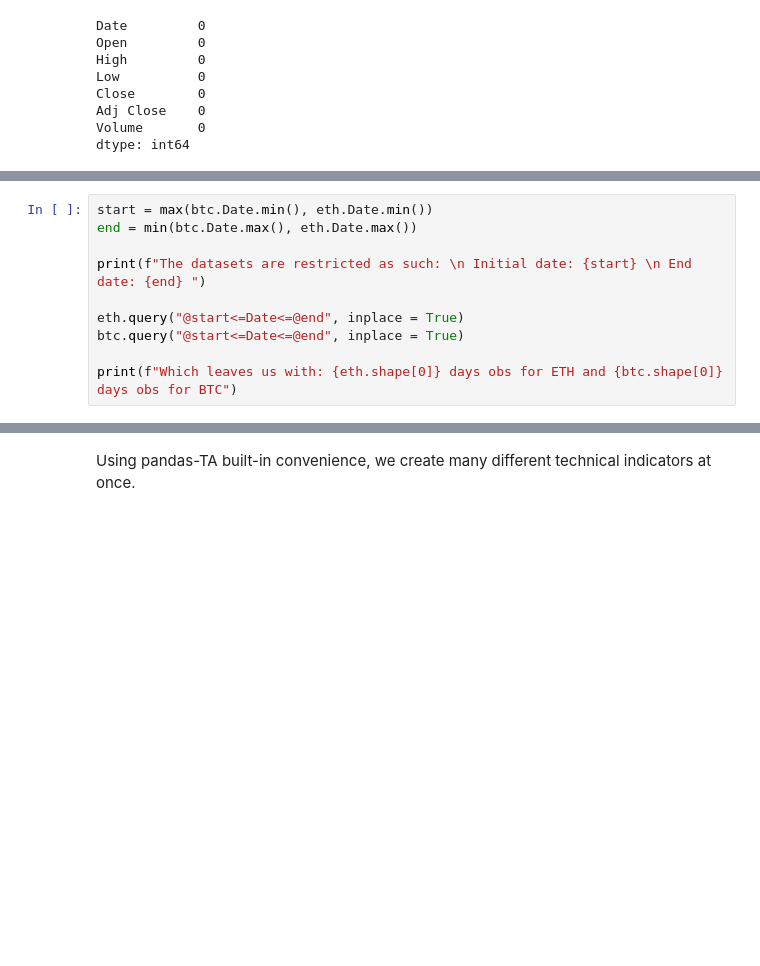
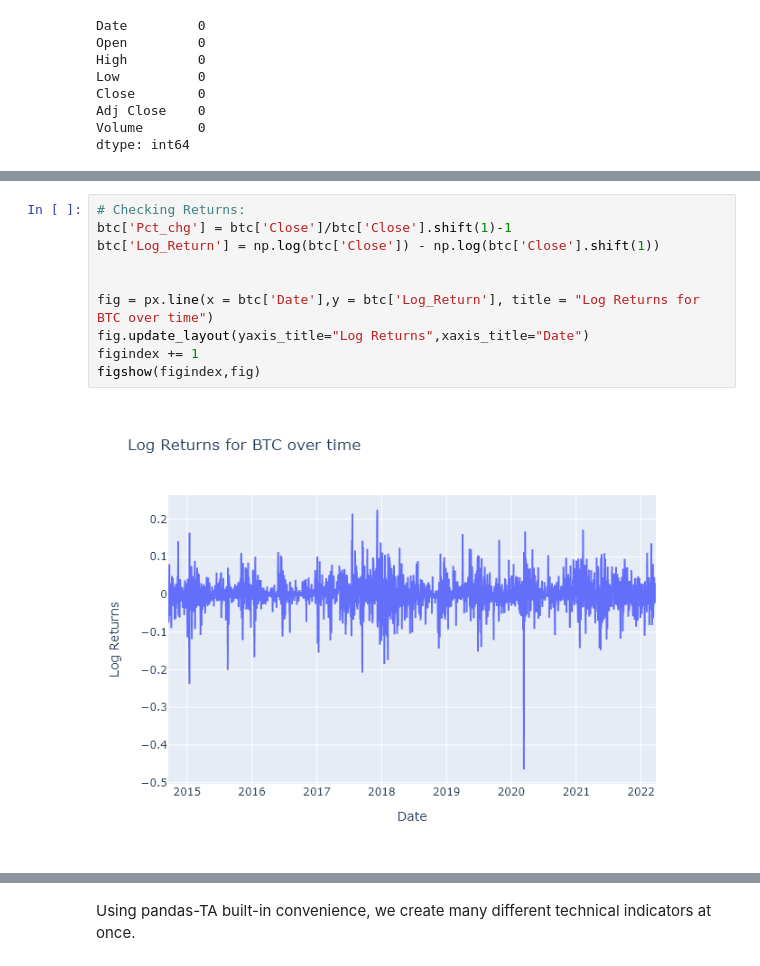
Before and after one commit to Yamamuen/CQF_final_project, a Jupyter notebook: processing_EDA.ipynb, the cells around one changed output, grey strips where cells are left out. Cells and saved outputs as stored; diff of their text form; blank space fills up the shorter version.

```diff
--- a/processing_EDA.ipynb
+++ b/processing_EDA.ipynb
@@ -137,10 +106,0 @@ We restrict both to the same time period to explore their correlation as a featu
-# %%
-start = max(btc.Date.min(), eth.Date.min())
-end = min(btc.Date.max(), eth.Date.max())
-
-print(f"The datasets are restricted as such: \n Initial date: {start} \n End date: {end} ")
-
-eth.query("@start<=Date<=@end", inplace = True)
-btc.query("@start<=Date<=@end", inplace = True)
-
-print(f"Which leaves us with: {eth.shape[0]} days obs for ETH and {btc.shape[0]} days obs for BTC")
@@ -216,0 +158,12 @@ Per the OLS regression line, the returns seem to be correlated. The correlation
+# %%
+# Checking Returns:
+btc['Pct_chg'] = btc['Close']/btc['Close'].shift(1)-1
+btc['Log_Return'] = np.log(btc['Close']) - np.log(btc['Close'].shift(1))
+
+
+fig = px.line(x = btc['Date'],y = btc['Log_Return'], title = "Log Returns for BTC over time")
+fig.update_layout(yaxis_title="Log Returns",xaxis_title="Date")
+figindex += 1
+figshow(figindex,fig)
+# %% [output]
+[figure, added]
```
Also changed, not shown: parts of 71 cells of this notebook, 17 other files.
